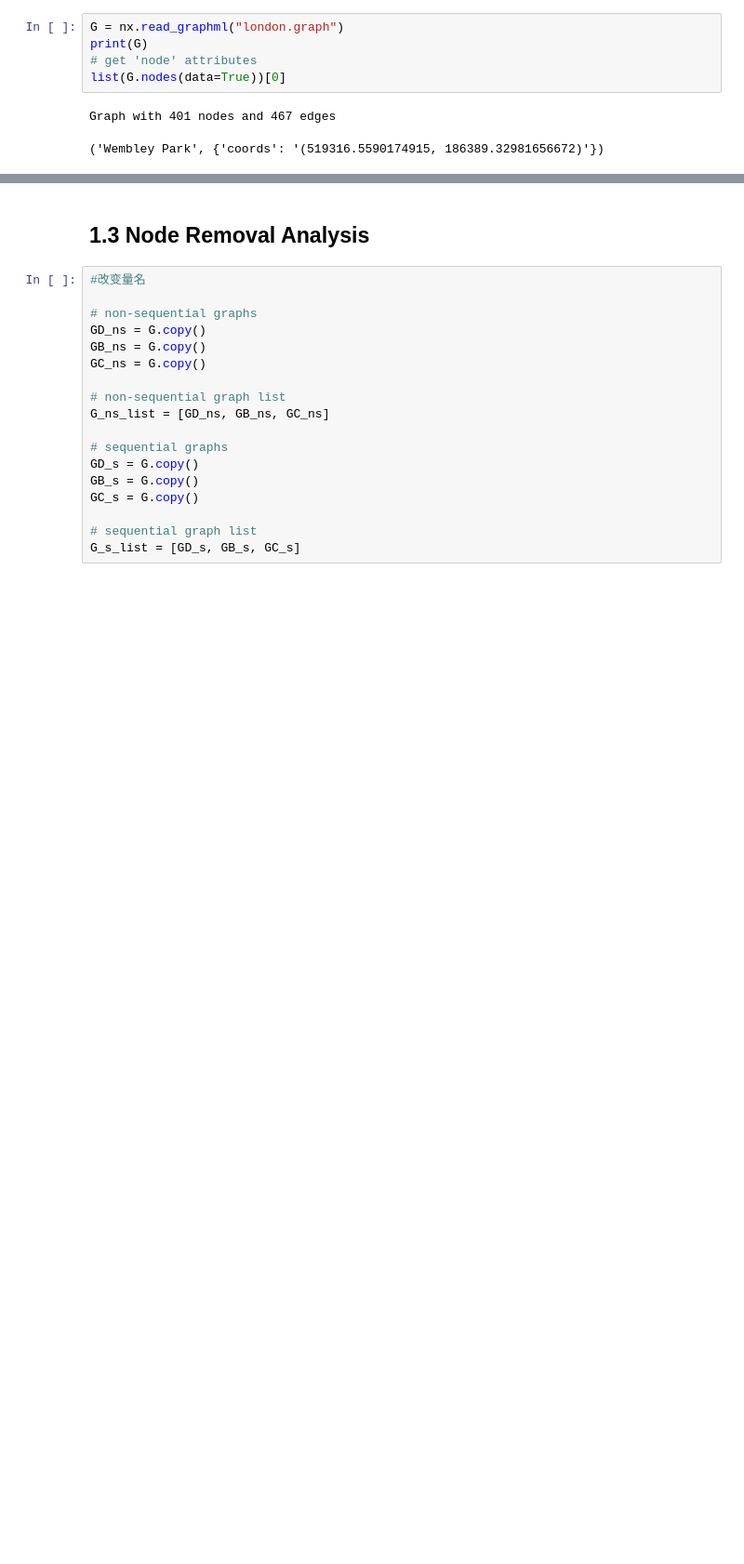
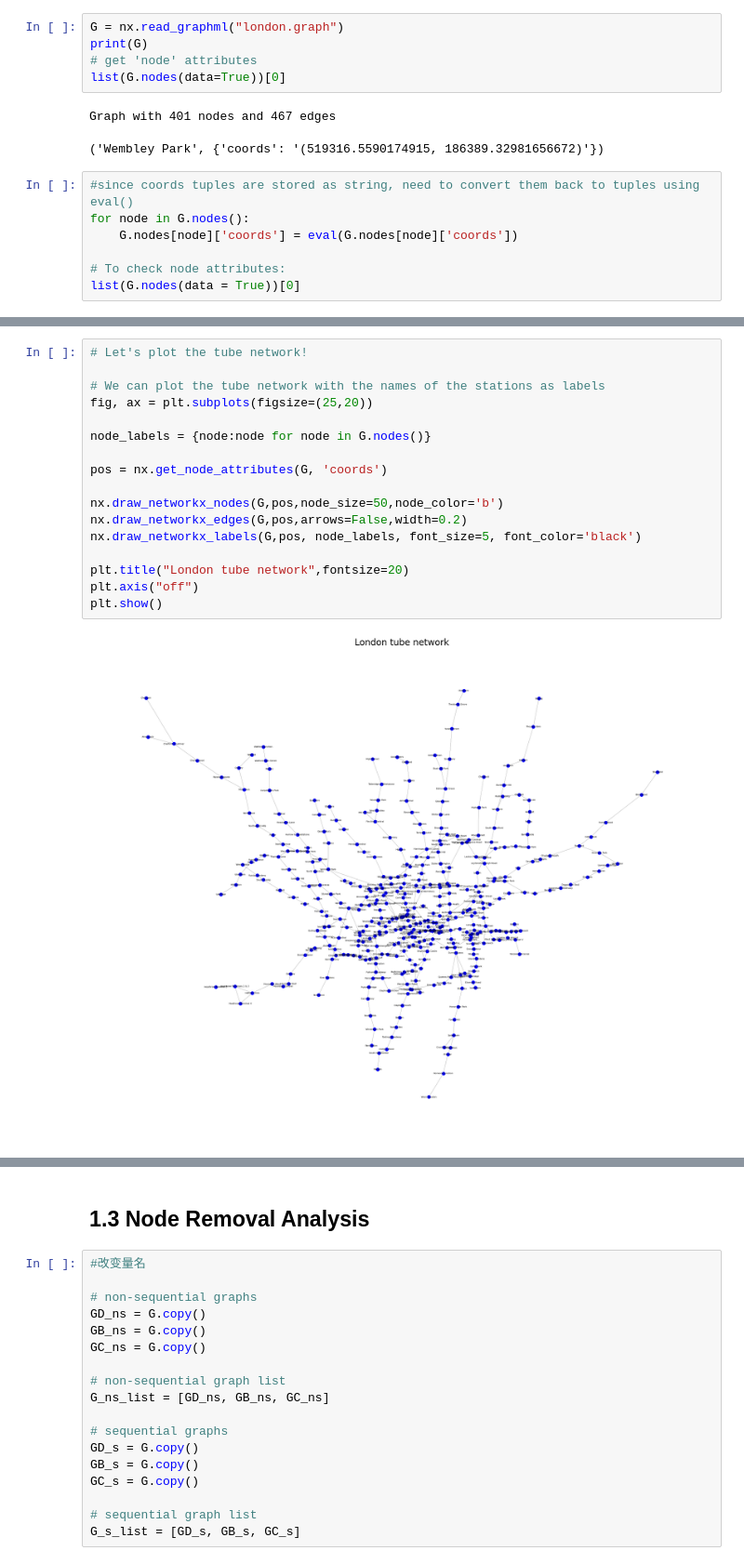
Before and after one commit to MengyuanHan1/CASA0002-Urban-Simulation, a Jupyter notebook: UrbanSim.ipynb, the cells around one changed output, grey strips where cells are left out. Shown at 93% size. Saved outputs shown, nothing was run; the diff lists cells and outputs as text; blank space fills up the shorter version.

```diff
--- a/UrbanSim.ipynb
+++ b/UrbanSim.ipynb
@@ -24,3 +30,10 @@ list(G.nodes(data=True))[0]
 # %% [output]
 Graph with 401 nodes and 467 edges
 ('Wembley Park', {'coords': '(519316.5590174915, 186389.32981656672)'})
+# %%
+#since coords tuples are stored as string, need to convert them back to tuples using eval()
+for node in G.nodes():
+    G.nodes[node]['coords'] = eval(G.nodes[node]['coords'])
+
+# To check node attributes:
+list(G.nodes(data = True))[0]
@@ -26,0 +49,19 @@ Graph with 401 nodes and 467 edges
+# %%
+# Let's plot the tube network!
+
+# We can plot the tube network with the names of the stations as labels
+fig, ax = plt.subplots(figsize=(25,20))
+
+node_labels = {node:node for node in G.nodes()}
+
+pos = nx.get_node_attributes(G, 'coords')
+
+nx.draw_networkx_nodes(G,pos,node_size=50,node_color='b')
+nx.draw_networkx_edges(G,pos,arrows=False,width=0.2)
+nx.draw_networkx_labels(G,pos, node_labels, font_size=5, font_color='black')
+
+plt.title("London tube network",fontsize=20)
+plt.axis("off")
+plt.show()
+# %% [output]
+[figure, added]
```
Also changed, not shown: parts of 19 cells of this notebook.
